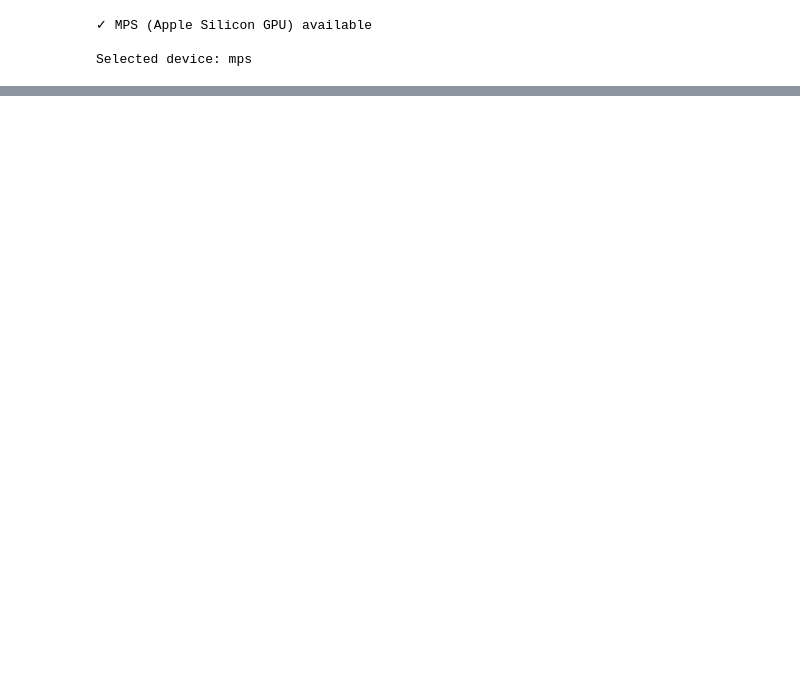
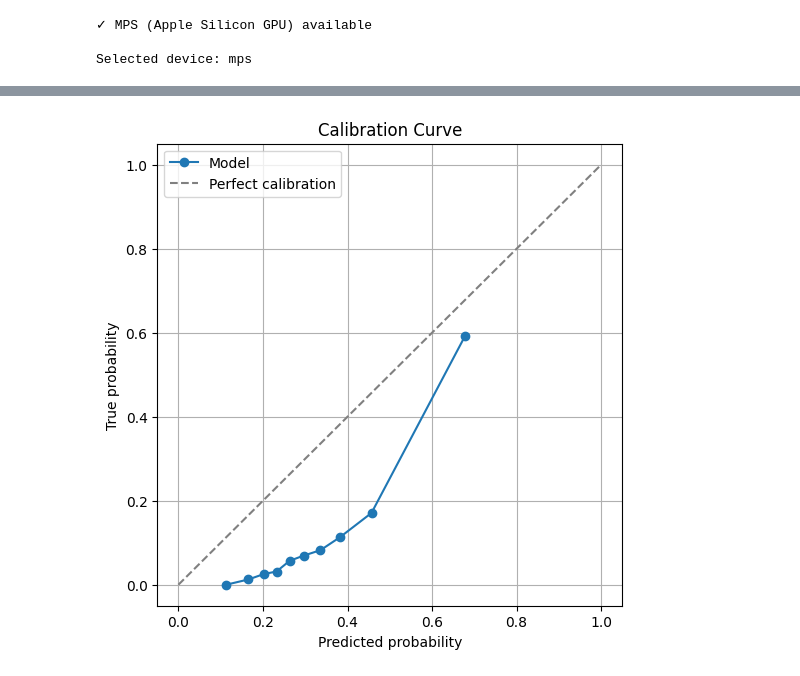
Before and after one commit to griffinfarrow/bhf_classification, a Jupyter notebook: network/model-evaluation.ipynb, the cells around one changed output, grey strips where cells are left out. Drawn from its saved outputs; the diff is of its cells as text; code cells hidden in the pictures; blank space fills up the shorter version.

```diff
--- a/network/model-evaluation.ipynb
+++ b/network/model-evaluation.ipynb
@@ -377,0 +613,19 @@ ranking_metrics = compute_ranking_metrics(all_y_true, all_y_pred)
+# %%
+from sklearn.calibration import calibration_curve
+
+y_true = all_y_true[:,label_index]
+y_pred = all_y_pred[:,label_index]
+
+prob_true, prob_pred = calibration_curve(y_true, y_pred, n_bins=10, strategy="quantile")
+plt.figure(figsize=(6, 6))
+plt.plot(prob_pred, prob_true, marker='o', label='Model')
+plt.plot([0, 1], [0, 1], linestyle='--', color='gray', label='Perfect calibration')
+
+plt.xlabel("Predicted probability")
+plt.ylabel("True probability")
+plt.title("Calibration Curve")
+plt.legend()
+plt.grid(True)
+plt.show()
+# %% [output]
+[figure, added]
```
Also changed, not shown: parts of 17 cells of this notebook, 1 other file.
